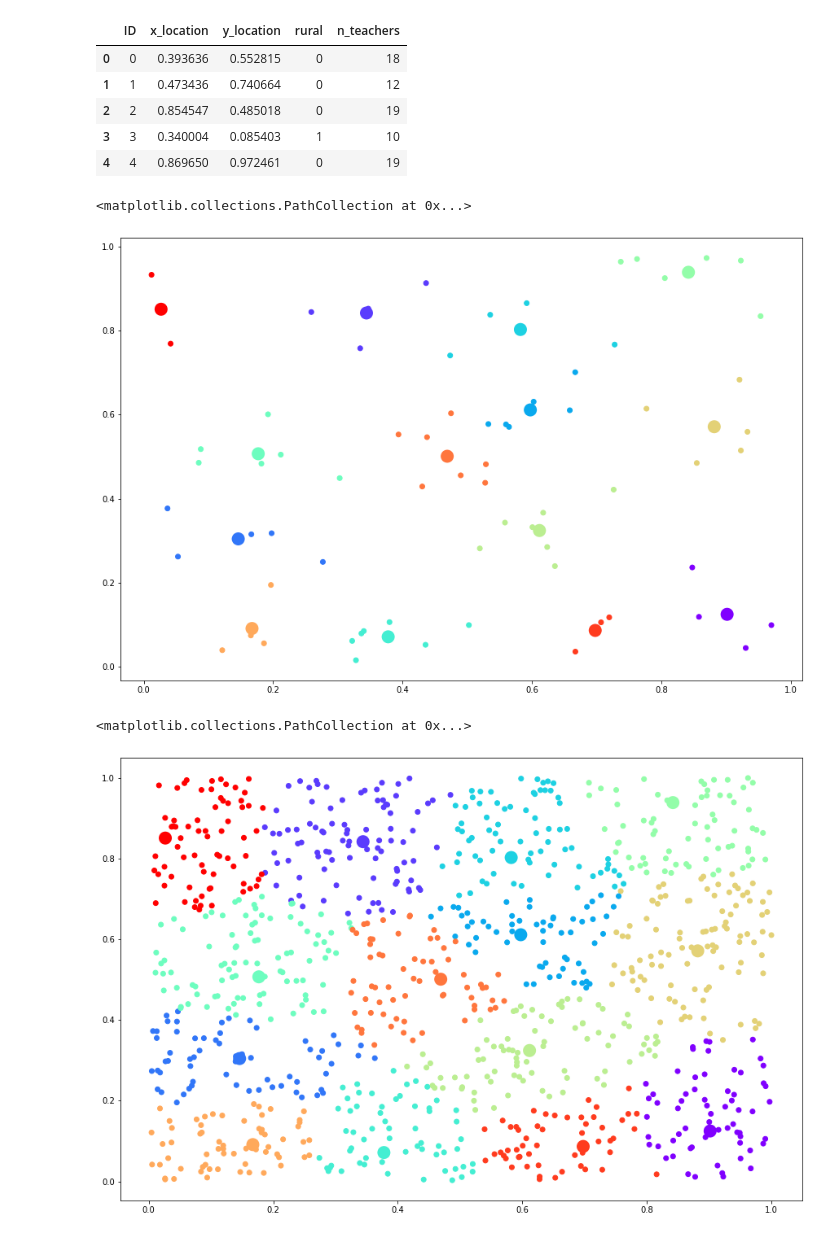
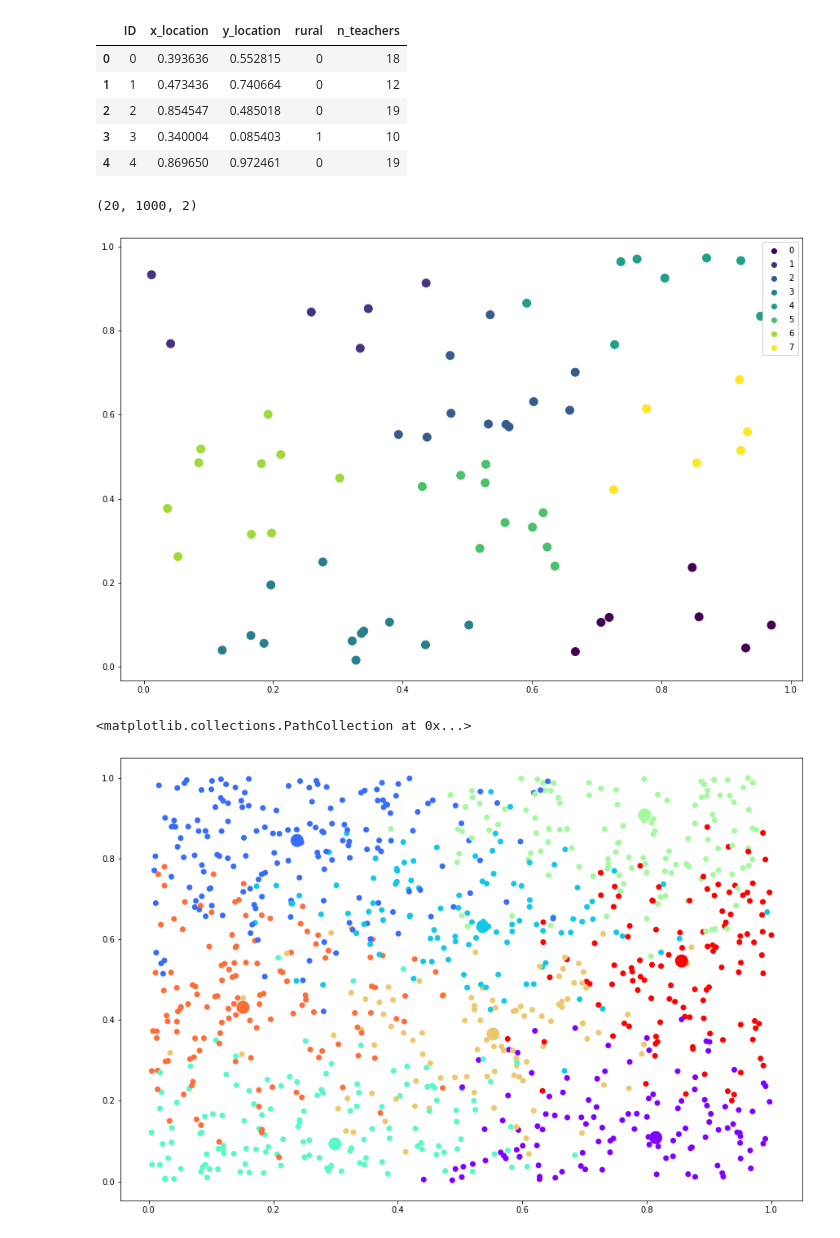
Before and after one commit to zebleck/Hackathon-404-Not-Found, a Jupyter notebook: Sample Dataset.ipynb, the cells around one changed output. Saved outputs shown, nothing was run; the diff lists cells and outputs as text; code cells hidden in the pictures.

```diff
--- a/Sample Dataset.ipynb
+++ b/Sample Dataset.ipynb
@@ -78,14 +168,23 @@ schools.head()
 | 2 | 2 | 0.854547 | 0.485018 | 0 | 19 |
 | 3 | 3 | 0.340004 | 0.085403 | 1 | 10 |
 | 4 | 4 | 0.869650 | 0.972461 | 0 | 19 |
+# %%
+np.random.normal(loc=0., scale=0.1, size=(20, len(teachers), 2)).shape
+# %% [output]
+(20, 1000, 2)
 # %%
 from sklearn.cluster import KMeans
 from sklearn.neighbors import KNeighborsClassifier
 
-school_per_cluster = 5
+school_per_cluster = 8
 n_iterations = 100
 min_differences = []
 variances = []
+# to do: have to add noise to x and y!!!!
+scal = np.random.normal(loc=0., scale=0.1, size=(n_iterations, len(teachers), 2))
+
+def custom_loss(x, y):
+    return np.sum((x + - y)**2)
 
 # Finding the best random seed for kmeans
 for i in range(n_iterations):
@@ -99,12 +198,11 @@ for i in range(n_iterations):
     schools['cluster'] = cluster_labels
 
     # KNN for Teacher-to-Cluster
-    knn = KNeighborsClassifier(n_neighbors=1)
-    X_train = np.array(schools[['x_location', 'y_location']])
+    knn = KNeighborsClassifier(n_neighbors=1, metric=custom_loss)
     X_train = means
     y_train = labels
     knn.fit(X_train, y_train)
-    X_test = np.array(teachers[['x_location', 'y_location']])
+    X_test = np.array(teachers[['x_location', 'y_location']]) + scal[i]
     preds = knn.predict(X_test)
     teachers['cluster'] = preds
 
@@ -127,29 +225,33 @@ preds = kmeans.fit_predict(X_train, labels)
 means = kmeans.cluster_centers_
 schools['cluster'] = preds
 
-plt.figure(figsize=(15,10))
-plt.scatter(X_train[:, 0], X_train[:, 1], c=preds, cmap='rainbow')
-plt.scatter(means[:, 0], means[:, 1], c=labels, linewidth=10., cmap='rainbow')
+#plt.figure(figsize=(15,10))
+#plt.scatter(X_train[:, 0], X_train[:, 1], c=preds, cmap='rainbow',)
+#plt.scatter(means[:, 0], means[:, 1], c=labels, linewidth=10., cmap='rainbow')
+#plt.show()
+fig, ax = plt.subplots(figsize=(15, 10))
+scatter = ax.scatter(X_train[:, 0], X_train[:, 1], c=preds, s=100)
+legend1 = ax.legend(*scatter.legend_elements())
+ax.add_artist(legend1)
+plt.show()
 # %% [output]
-<matplotlib.collections.PathCollection at 0x...>
-[figure, old version]
+[figure, new version]
 # %%
 # KNN for Teacher-to-Cluster
-knn = KNeighborsClassifier(n_neighbors=1)
-X_train = np.array(schools[['x_location', 'y_location']])
+knn = KNeighborsClassifier(n_neighbors=1, metric=custom_loss)
 X_train = means
 y_train = labels
 knn.fit(X_train, y_train)
 X_test = np.array(teachers[['x_location', 'y_location']])
-preds = knn.predict(X_test)
+preds = knn.predict(X_test + scal[i])
 teachers['cluster'] = preds
 
 plt.figure(figsize=(15,10))
 plt.scatter(X_test[:, 0], X_test[:, 1], c=preds, cmap='rainbow')
 plt.scatter(X_train[:, 0], X_train[:, 1], c=y_train, linewidth=10., cmap='rainbow')
 # %% [output]
 <matplotlib.collections.PathCollection at 0x...>
-[figure, old version]
+[figure, new version]
 # %%
 # Fill DataFrame
 cluster_df = pd.DataFrame({
```
Also changed, not shown: parts of 9 cells of this notebook.
